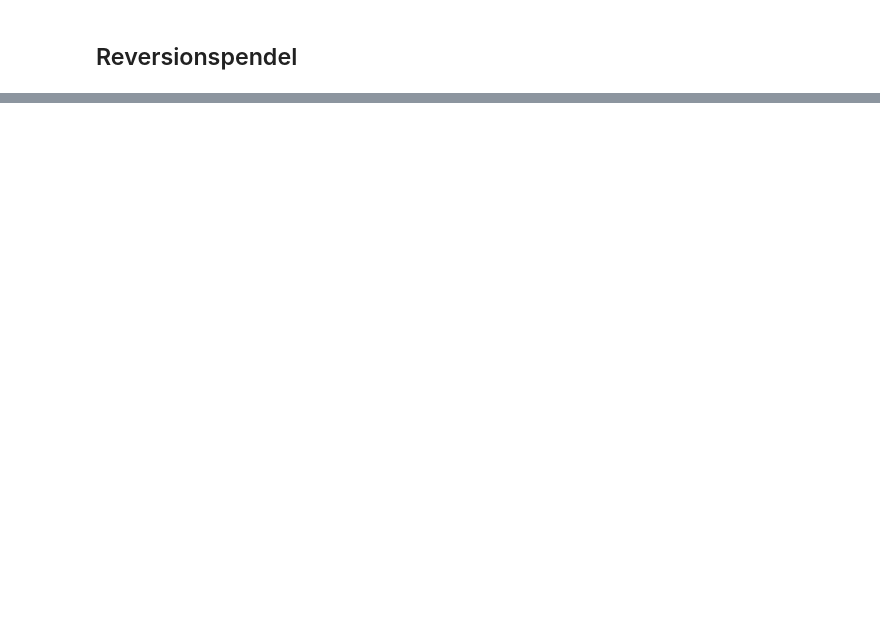
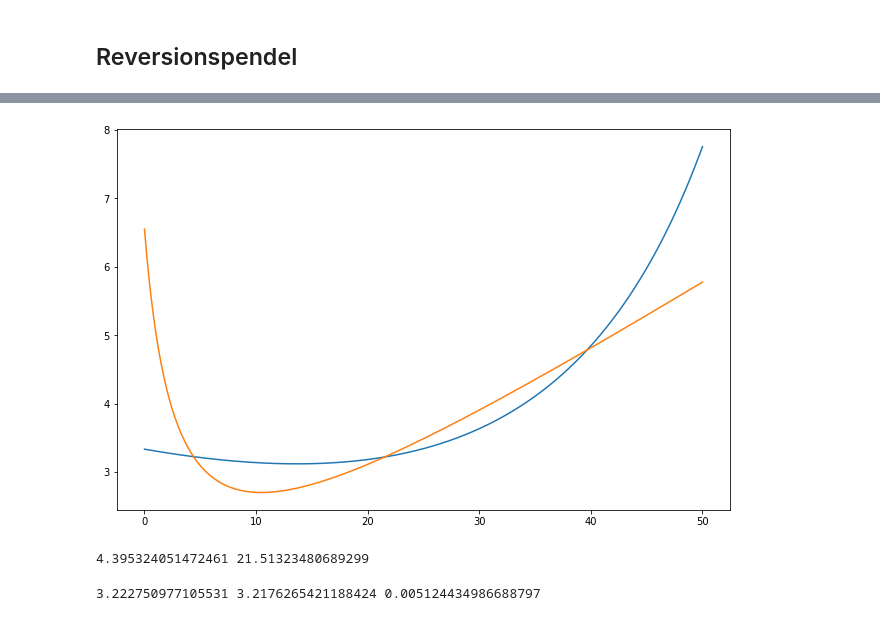
Before and after one commit to ces42/praktikum1, a Jupyter notebook: PEN/Daten/Auswertung1.ipynb, the cells around one changed output, grey strips where cells are left out. Saved outputs shown, nothing was run; the diff lists cells and outputs as text; code cells hidden in the pictures; blank space fills up the shorter version.

```diff
--- a/PEN/Daten/Auswertung1.ipynb
+++ b/PEN/Daten/Auswertung1.ipynb
@@ -29,0 +139,19 @@ plt.errorbar(n, T2, dev_T2)
+# %%
+x = linspace(0, 50, 1000)
+_ = plt.plot(x, vectorize(fit)(x, *popt1))
+_ = plt.plot(x, vectorize(fit)(x, *popt2))
+# plt.ylim(-20, 20)
+# %% [output]
+[figure, added]
+# %%
+z1 = scipy.optimize.newton(lambda x: fun3(x, *popt1) - fun3(x, *popt2), 4.4, fprime=lambda x: dx(x, *popt1) - dx(x, *popt2))
+z2 = scipy.optimize.newton(lambda x: fun3(x, *popt1) - fun3(x, *popt2), 21.5, fprime=lambda x: dx(x, *popt1) - dx(x, *popt2))
+print(z1, z2)
+# %% [output]
+4.395324051472461 21.51323480689299
+# %%
+tau1 = fun3(z1, *popt1)
+tau2 = fun3(z2, *popt1)
+print(tau1, tau2, tau1 - tau2)
+# %% [output]
+3.222750977105531 3.2176265421188424 0.005124434986688797
```
Also changed, not shown: parts of 16 cells of this notebook, 1 other file.
